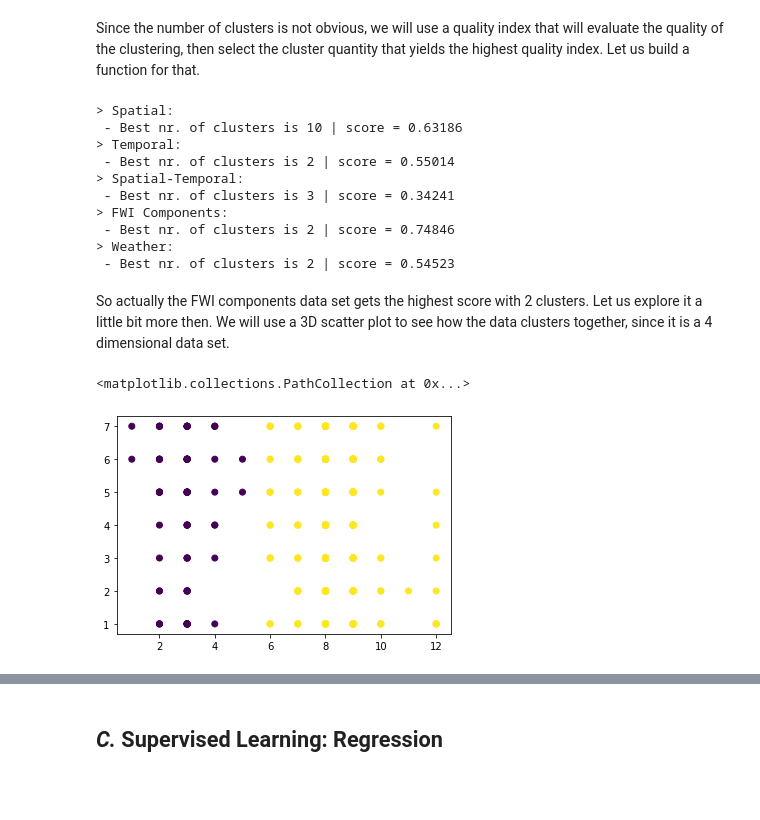
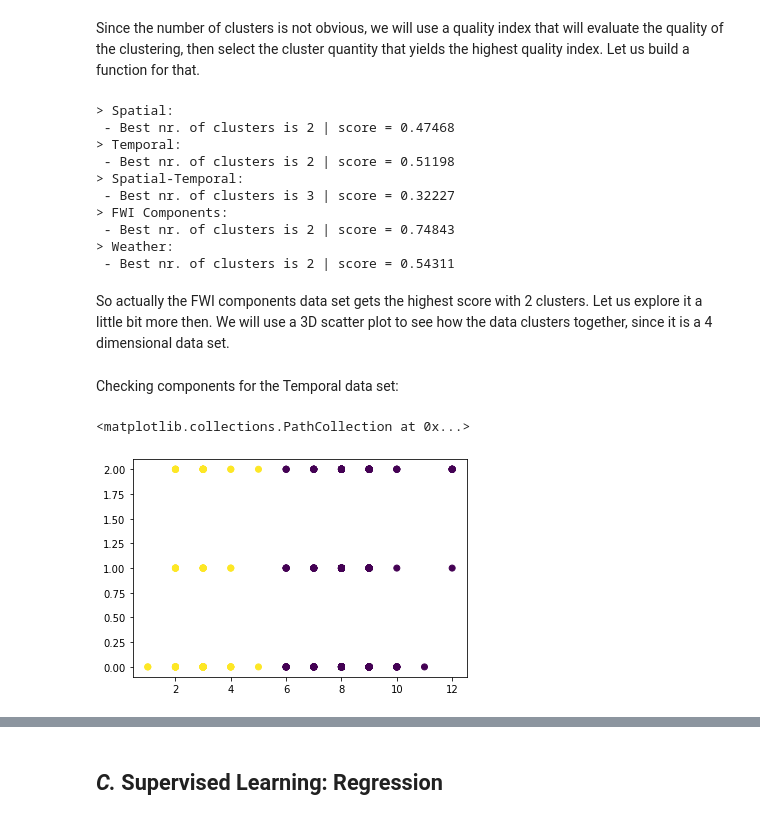
Before and after one commit to alex-fddz/forest-fires, a Jupyter notebook: project.ipynb, the cells around one changed output, grey strips where cells are left out. Cells and saved outputs as stored; diff of their text form; code cells hidden in the pictures; blank space fills up the shorter version.

Commit message:
fixed input vs output clustering

```diff
--- a/project.ipynb
+++ b/project.ipynb
@@ -360,11 +360,11 @@ Now we will attempt to run an unsupervised learning algorithm on the data. We wi
 # %% [markdown]
 Since our dataset is composed of various features, we will split it into different datasets that will group these features by type. This will hopefully simplify the computing of the algorithm and possible give a more meaningful result.
 # %%
-df_spatial = df[['X', 'Y']]
-df_temporal = df[['month_n', 'day_n']]
-df_spatial_temporal = df[['X', 'Y', 'month_n', 'day_n']]
-df_fwi_components = df[['FFMC', 'DMC', 'DC', 'ISI']]
-df_weather = df[['temp', 'RH', 'wind', 'rain']]
+df_spatial = df[['X', 'Y', 'fire_size']]
+df_temporal = df[['month_n', 'day_n', 'fire_size']]
+df_spatial_temporal = df[['X', 'Y', 'month_n', 'day_n', 'fire_size']]
+df_fwi_components = df[['FFMC', 'DMC', 'DC', 'ISI', 'fire_size']]
+df_weather = df[['temp', 'RH', 'wind', 'rain', 'fire_size']]
 # %% [markdown]
 Since the number of clusters is not obvious, we will use a quality index that will evaluate the quality of the clustering, then select the cluster quantity that yields the highest quality index. Let us build a function for that.
 # %%
@@ -397,27 +397,29 @@ print('> Weather:')
 best_weather = getClusterQty(df_weather)
 # %% [output]
 > Spatial:
- - Best nr. of clusters is 10 | score = 0.63186
+ - Best nr. of clusters is 2 | score = 0.47468
 > Temporal:
- - Best nr. of clusters is 2 | score = 0.55014
+ - Best nr. of clusters is 2 | score = 0.51198
 > Spatial-Temporal:
- - Best nr. of clusters is 3 | score = 0.34241
+ - Best nr. of clusters is 3 | score = 0.32227
 > FWI Components:
- - Best nr. of clusters is 2 | score = 0.74846
+ - Best nr. of clusters is 2 | score = 0.74843
 > Weather:
- - Best nr. of clusters is 2 | score = 0.54523
+ - Best nr. of clusters is 2 | score = 0.54311
 # %% [markdown]
 So actually the FWI components data set gets the highest score with 2 clusters. Let us explore it a little bit more then. We will use a 3D scatter plot to see how the data clusters together, since it is a 4 dimensional data set.
+# %% [markdown]
+Checking components for the Temporal data set:
 # %%
 df_sel = df_temporal
 clusters = best_temporal[0]
 x_feat = 'month_n'
-y_feat = 'day_n'
+y_feat = 'fire_size'
 iterations = 40
 
 kmCluster = KMeans(n_clusters=clusters, n_init=iterations, init='random')
 kmCluster.fit(df_sel)
 plt.scatter(df_sel[x_feat], df_sel[y_feat], c=kmCluster.labels_)
 # %% [output]
 <matplotlib.collections.PathCollection at 0x...>
-[figure, old version]
+[figure, new version]
```
Also changed, not shown: parts of 2 cells of this notebook.
